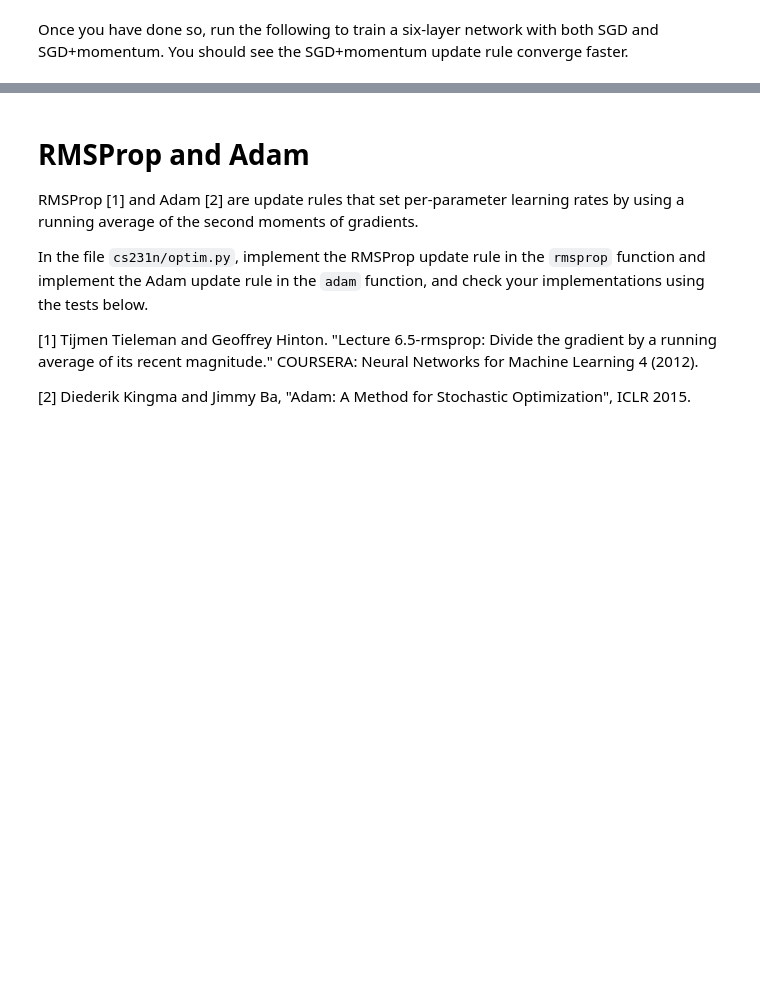
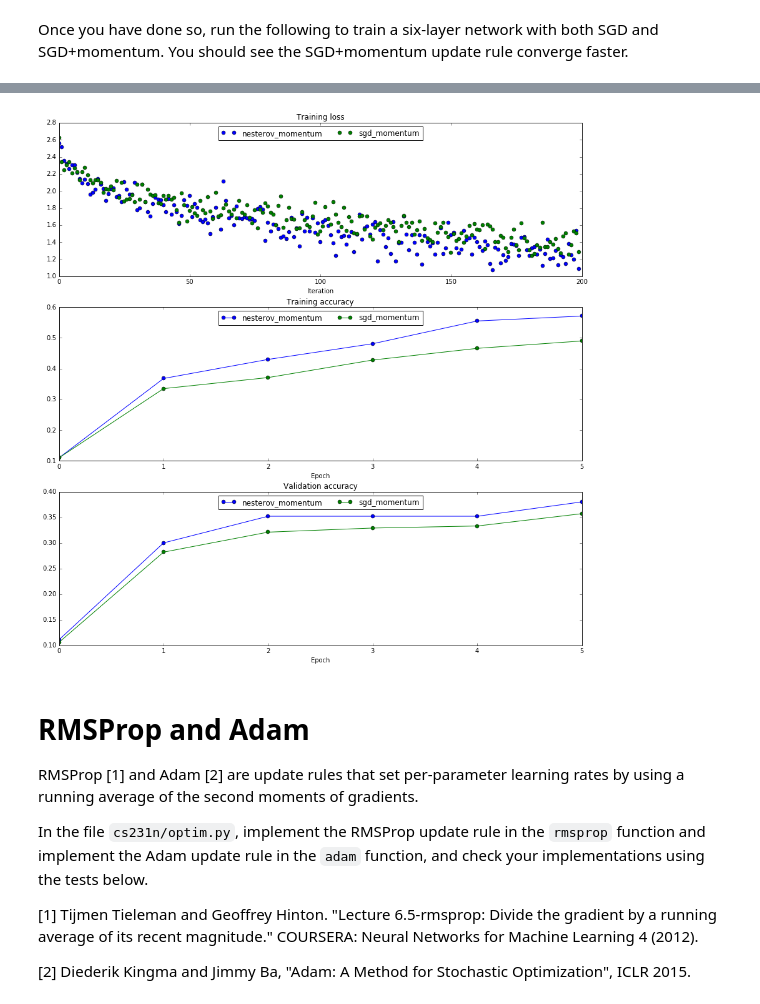
Before and after one commit to hartikainen/stanford-cs231n, a Jupyter notebook: assignment2/FullyConnectedNets.ipynb, the cells around one changed output, grey strips where cells are left out. Drawn from its saved outputs; the diff is of its cells as text; code cells hidden in the pictures; blank space fills up the shorter version.

Commit message:
Adds sgd_momentum and nesterov_momentum

```diff
--- a/assignment2/FullyConnectedNets.ipynb
+++ b/assignment2/FullyConnectedNets.ipynb
@@ -546,7 +568,7 @@ small_data = {
 
 solvers = {}
 
-for update_rule in ['sgd', 'sgd_momentum']:
+for update_rule in ['sgd', 'sgd_momentum', 'nesterov_momentum']:
   print 'running with ', update_rule
   model = FullyConnectedNet([100, 100, 100, 100, 100], weight_scale=5e-2)
 
@@ -588,3 +610,4 @@ for i in [1, 2, 3]:
   plt.legend(loc='upper center', ncol=4)
 plt.gcf().set_size_inches(15, 15)
 plt.show()
+# %% [output]
@@ -591,3 +631,4 @@ plt.show()
+[figure, added]
 # %% [markdown]
 # RMSProp and Adam
 RMSProp [1] and Adam [2] are update rules that set per-parameter learning rates by using a running average of the second moments of gradients.
```
Also changed, not shown: parts of 6 cells of this notebook, 1 other file.
